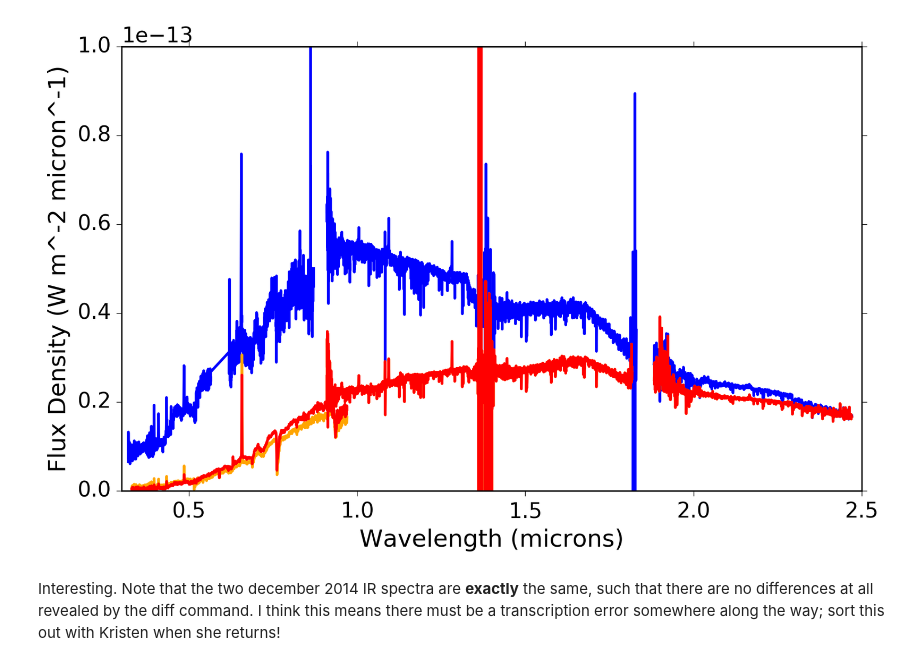
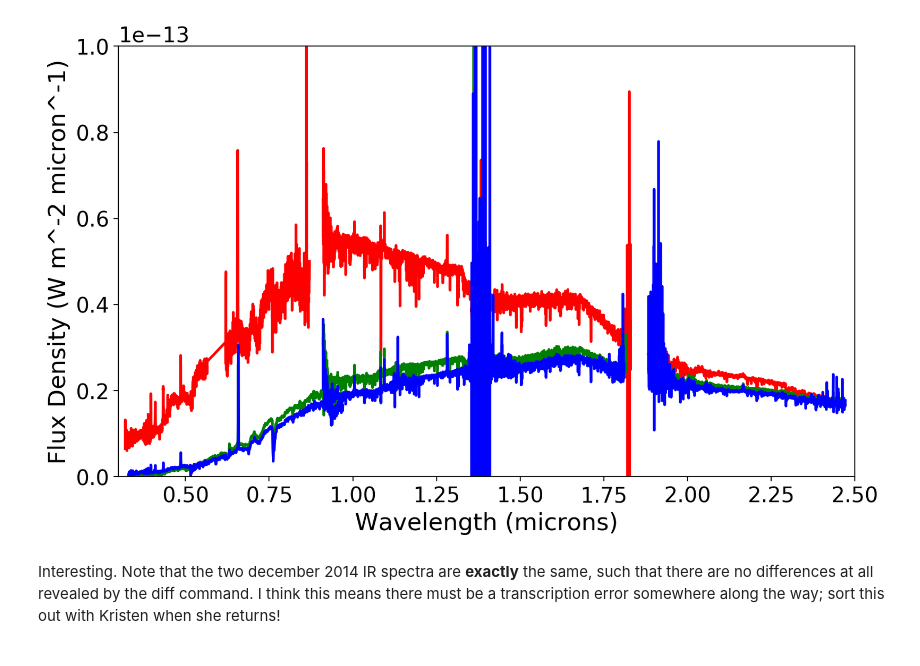
Before and after one commit to kevincovey/AATau, a Jupyter notebook: AATau_SpectralMeasurements.ipynb, the cells around one changed output. Saved outputs shown, nothing was run; the diff lists cells and outputs as text; code cells hidden in the pictures.

```diff
--- a/AATau_SpectralMeasurements.ipynb
+++ b/AATau_SpectralMeasurements.ipynb
@@ -58,7 +58,7 @@ OptSpec_2008_flux = OptSpec_2008[:,1]
 # %%
 #Read in AA Tau's 2014 spectra, starting with the IR channel
 IRSpec_dec2_2014 = np.genfromtxt('spectra/AATau_IR2014dec02.spec', usecols=range(2), filling_values = -99.)
-IRSpec_dec12_2014 = np.genfromtxt('spectra/AATau_IR2014dec12.spec', usecols=range(2), filling_values = -99.)
+IRSpec_dec12_2014 = np.genfromtxt('spectra/AATau_IR2014dec12_corrected.spec', usecols=range(2), filling_values = -99.)
 
 #Store the individual flux and wavelength columns as separate arrays for ease of use
 IRSpec_dec2_2014.shape
@@ -83,24 +83,25 @@ OptSpec_dec12_2014_wavelength = OptSpec_dec12_2014[:,0]
 OptSpec_dec12_2014_flux = OptSpec_dec12_2014[:,1]
 # %%
 #now plot all the spectra
-plt.plot(IRSpec_2008_wavelength, IRSpec_2008_flux, linewidth = 2, color = 'b')
-plt.plot(OptSpec_2008_wavelength, OptSpec_2008_flux, linewidth = 2, color = 'b')
+plt.plot(IRSpec_2008_wavelength, IRSpec_2008_flux, linewidth = 2, color = 'red')
+plt.plot(OptSpec_2008_wavelength, OptSpec_2008_flux, linewidth = 2, color = 'red')
 
-plt.plot(IRSpec_dec12_2014_wavelength, IRSpec_dec12_2014_flux, linewidth = 2, color = 'orange')
-plt.plot(OptSpec_dec12_2014_wavelength, OptSpec_dec12_2014_flux, linewidth = 2, color = 'orange')
+plt.plot(IRSpec_dec2_2014_wavelength, IRSpec_dec2_2014_flux, linewidth = 2, color = 'green')
+plt.plot(OptSpec_dec2_2014_wavelength, OptSpec_dec2_2014_flux, linewidth = 2, color = 'green')
 
-plt.plot(IRSpec_dec2_2014_wavelength, IRSpec_dec2_2014_flux, linewidth = 2, color = 'r')
-plt.plot(OptSpec_dec2_2014_wavelength, OptSpec_dec2_2014_flux, linewidth = 2, color = 'r')
+plt.plot(IRSpec_dec12_2014_wavelength, IRSpec_dec12_2014_flux, linewidth = 2, color = 'blue')
+plt.plot(OptSpec_dec12_2014_wavelength, OptSpec_dec12_2014_flux, linewidth = 2, color = 'blue')
+
 
 #And now compute and overlay the blackbody curve
 #scaled_solarlike_blackbody = planckMicron(wavelength_microns[:],5770)/(1.5E10)
 
 #plt.plot(wavelength_microns[:],scaled_solarlike_blackbody,linewidth = 4, color = 'y')
 plt.axis([0.3,2.5,0,1E-13])
 xlabel = plt.xlabel('Wavelength (microns)')
 ylabel = plt.ylabel('Flux Density (W m^-2 micron^-1)')  #ARE THESE ACTUALLY THE RIGHT UNITS????
 # %% [output]
-[figure, old version]
+[figure, new version]
 # %% [markdown]
 Interesting.  Note that the two december 2014 IR spectra are **exactly** the same, such that there are no differences at all revealed by the diff command.  I think this means there must be a transcription error somewhere along the way; sort this out with Kristen when she returns!
 # %%
```
Also changed, not shown: parts of 13 cells of this notebook, 1 other file.
